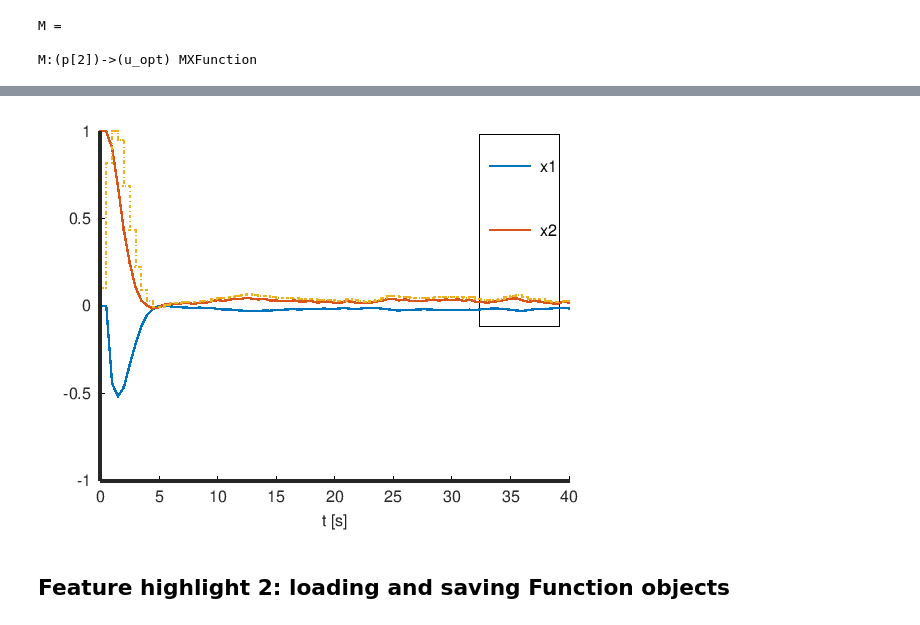
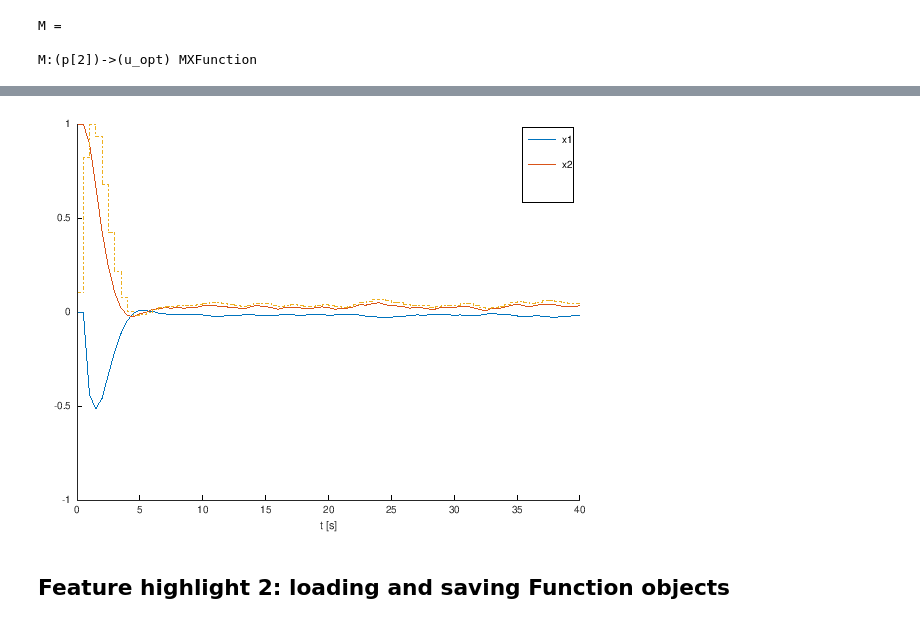
Before and after one commit to jgillis/blux_presentation, a Jupyter notebook: index.ipynb, the cells around one changed output, grey strips where cells are left out. Drawn from its saved outputs; the diff is of its cells as text; code cells hidden in the pictures.

```diff
--- a/index.ipynb
+++ b/index.ipynb
@@ -318,14 +319,13 @@ MESSAGE(sqpmethod): Convergence achieved after 2 iterations
 # %%
 figure
 hold on
 tgrid_mpc = linspace(0,4*T,4*N+1);
 plot(tgrid_mpc,[x0 X_log]);
 stairs(tgrid_mpc, [U_log nan], '-.')
 xlabel('t [s]');
 legend('x1','x2','u');
-nice_fig
 # %% [output]
-[figure, old version]
+[figure, new version]
 # %% [markdown]
 ## Feature highlight 2: loading and saving Function objects
 # %%
```
Also changed, not shown: parts of 10 cells of this notebook.
